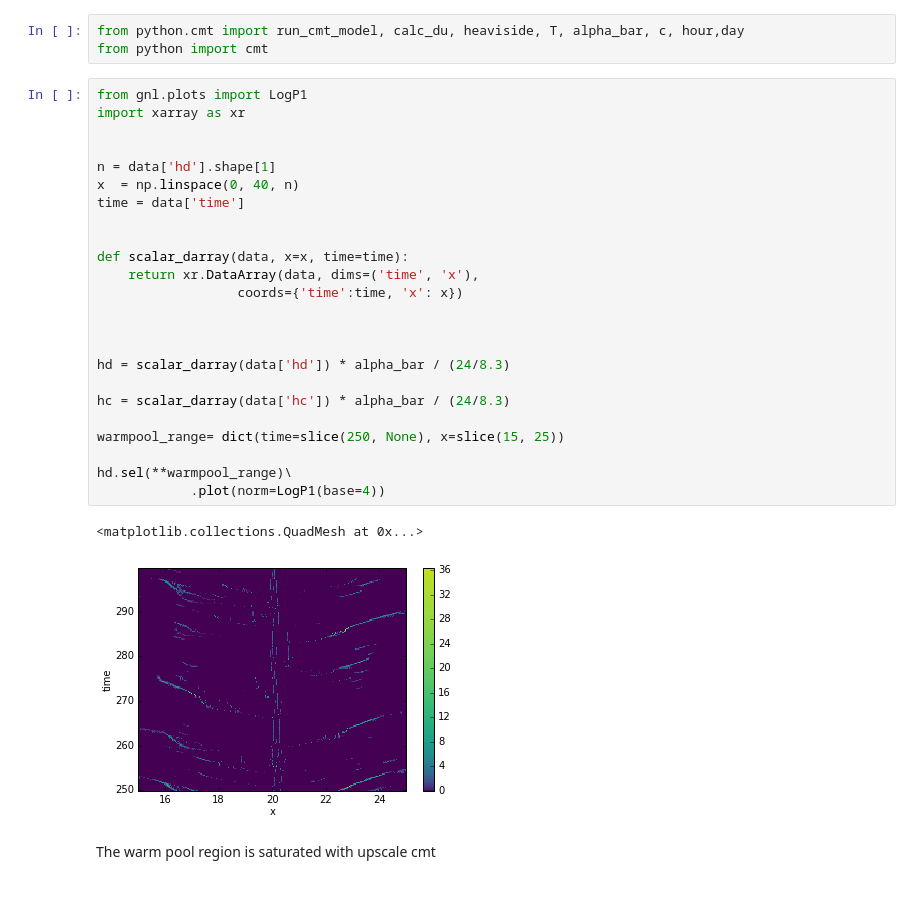
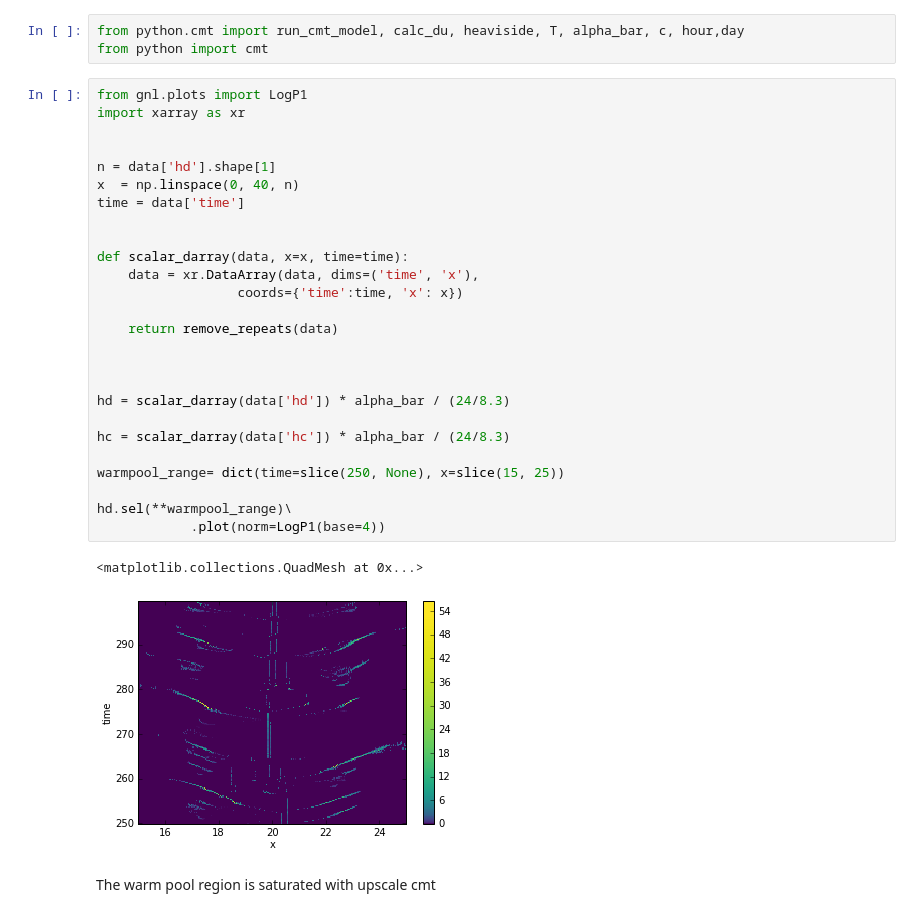
Before and after one commit to nbren12/pymulticloud, a Jupyter notebook: examples/python/cmt diagnostic runs and transition rates.ipynb, the cells around one changed output. Saved outputs shown, nothing was run; the diff lists cells and outputs as text.

```diff
--- a/examples/python/cmt diagnostic runs and transition rates.ipynb
+++ b/examples/python/cmt diagnostic runs and transition rates.ipynb
@@ -56,30 +39,32 @@ from python import cmt
 # %%
 from gnl.plots import LogP1
 import xarray as xr
 
 
 n = data['hd'].shape[1]
 x  = np.linspace(0, 40, n)
 time = data['time']
 
 
 def scalar_darray(data, x=x, time=time):
-    return xr.DataArray(data, dims=('time', 'x'),
+    data = xr.DataArray(data, dims=('time', 'x'),
                   coords={'time':time, 'x': x})
+
+    return remove_repeats(data)
 
 
 
 hd = scalar_darray(data['hd']) * alpha_bar / (24/8.3)
 
 hc = scalar_darray(data['hc']) * alpha_bar / (24/8.3)
 
 warmpool_range= dict(time=slice(250, None), x=slice(15, 25))
 
 hd.sel(**warmpool_range)\
             .plot(norm=LogP1(base=4))
 # %% [output]
 <matplotlib.collections.QuadMesh at 0x...>
-[figure, old version]
+[figure, new version]
 # %% [markdown]
 The warm pool region is saturated with upscale cmt
 # %%
```
Also changed, not shown: parts of 8 cells of this notebook.
